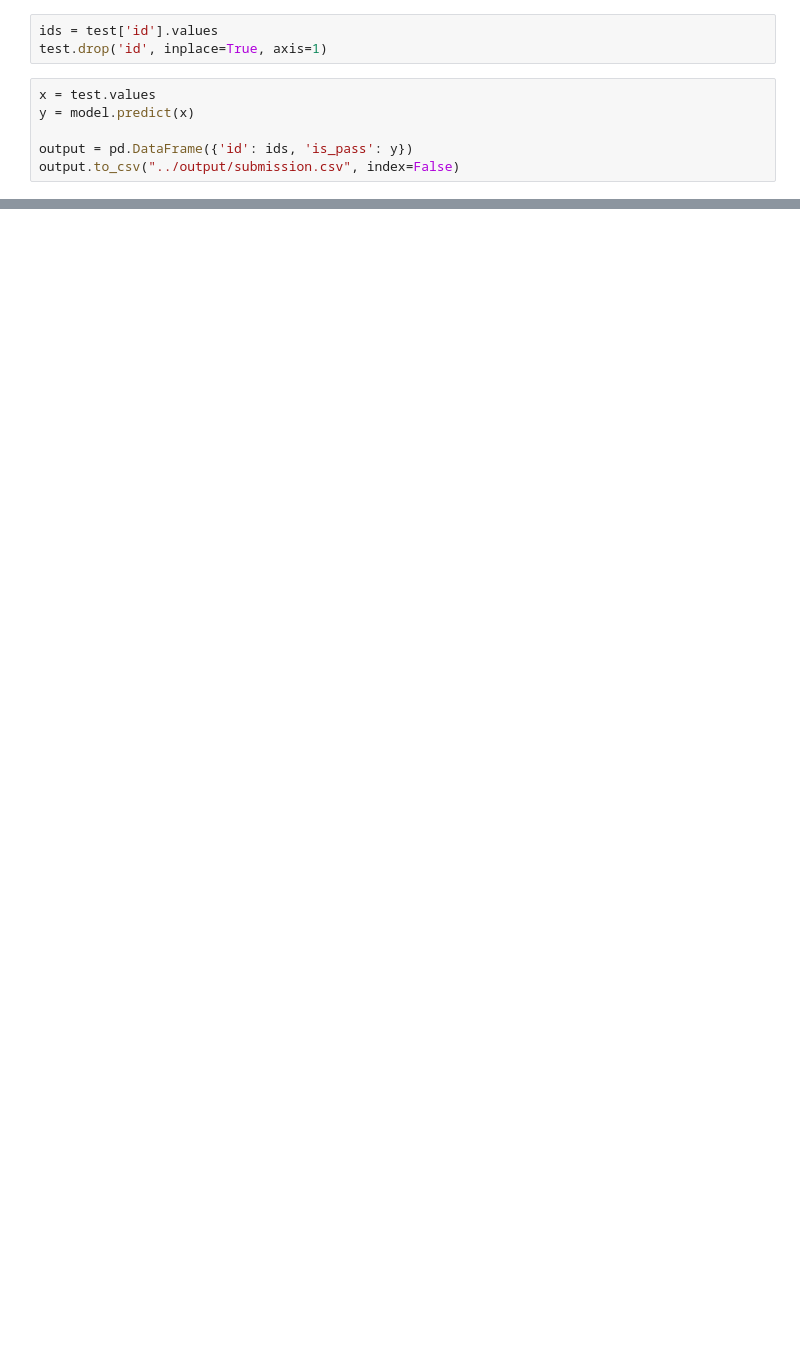
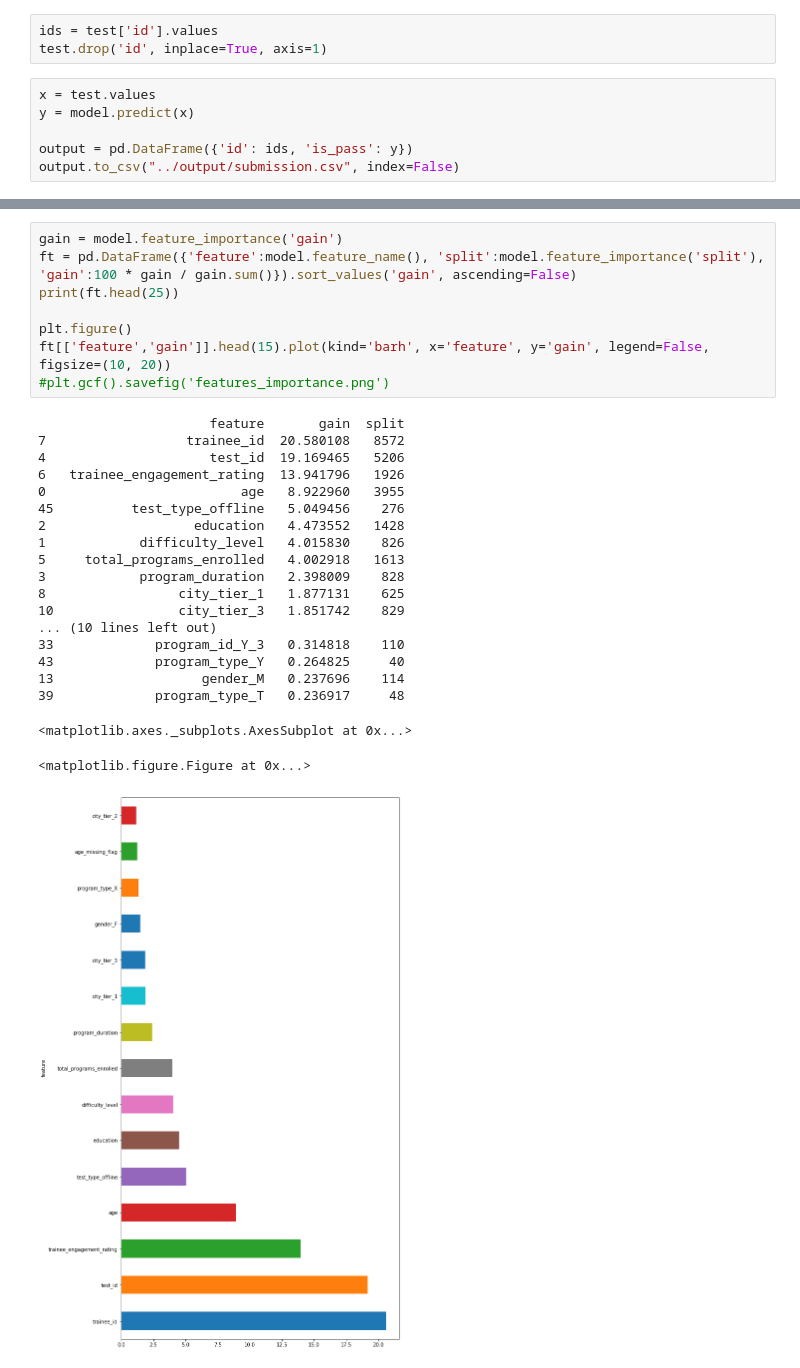
Before and after one commit to Bharathsh36/The-Data-Identity, a Jupyter notebook: baseline.ipynb, the cells around one changed output, grey strips where cells are left out. Cells and saved outputs as stored; diff of their text form; blank space fills up the shorter version.

```diff
--- a/baseline.ipynb
+++ b/baseline.ipynb
@@ -73,0 +74,29 @@ output.head()
+# %%
+gain = model.feature_importance('gain')
+ft = pd.DataFrame({'feature':model.feature_name(), 'split':model.feature_importance('split'), 'gain':100 * gain / gain.sum()}).sort_values('gain', ascending=False)
+print(ft.head(25))
+
+plt.figure()
+ft[['feature','gain']].head(15).plot(kind='barh', x='feature', y='gain', legend=False, figsize=(10, 20))
+#plt.gcf().savefig('features_importance.png')
+# %% [output]
+                      feature       gain  split
+7                  trainee_id  20.580108   8572
+4                     test_id  19.169465   5206
+6   trainee_engagement_rating  13.941796   1926
+0                         age   8.922960   3955
+45          test_type_offline   5.049456    276
+2                   education   4.473552   1428
+1            difficulty_level   4.015830    826
+5     total_programs_enrolled   4.002918   1613
+3            program_duration   2.398009    828
+8                 city_tier_1   1.877131    625
+10                city_tier_3   1.851742    829
+... (10 lines left out)
+33             program_id_Y_3   0.314818    110
+43             program_type_Y   0.264825     40
+13                   gender_M   0.237696    114
+39             program_type_T   0.236917     48
+<matplotlib.axes._subplots.AxesSubplot at 0x...>
+<matplotlib.figure.Figure at 0x...>
+[figure, added]
```
Also changed, not shown: parts of 6 cells of this notebook, 3 other files.
